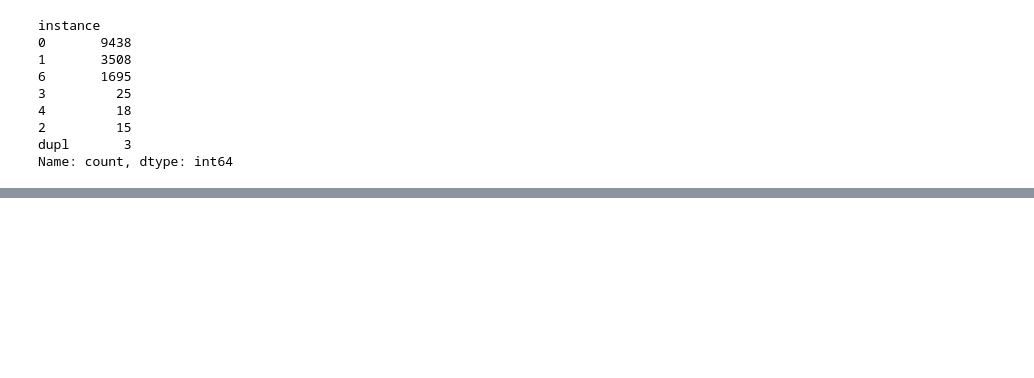
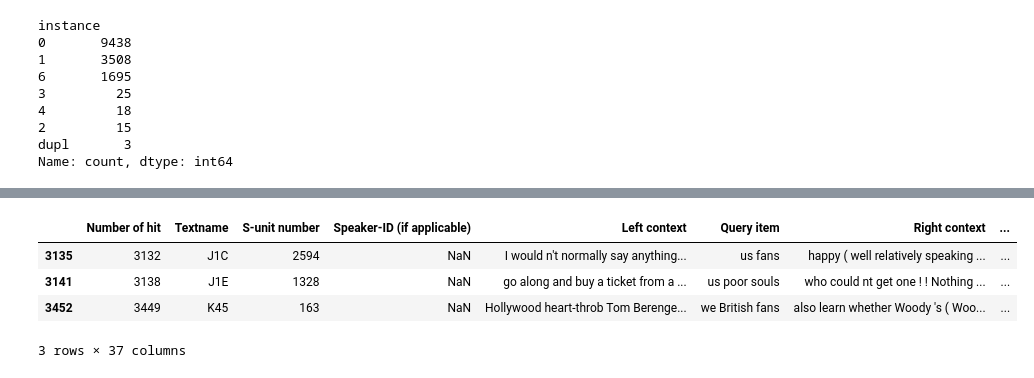
Before and after one commit to gfkpth/bert-apc-trainer, a Jupyter notebook: src/EDA.ipynb, the cells around one changed output, grey strips where cells are left out. Cells and saved outputs as stored; diff of their text form; code cells hidden in the pictures; blank space fills up the shorter version.

```diff
--- a/src/EDA.ipynb
+++ b/src/EDA.ipynb
@@ -372,0 +397,8 @@ Name: count, dtype: int64
+# %%
+bnc_df.loc[bnc_df.instance == "dupl"].head()
+# %% [output]
+|  | Number of hit | Textname | S-unit number | Speaker-ID (if applicable) | Left context | Query item | Right context | ... |
+| 3135 | 3132 | J1C | 2594 | NaN | I would n't normally say anything... | us fans | happy ( well relatively speaking ... | ... |
+| 3141 | 3138 | J1E | 1328 | NaN | go along and buy a ticket from a ... | us poor souls | who could nt get one ! ! Nothing ... | ... |
+| 3452 | 3449 | K45 | 163 | NaN | Hollywood heart-throb Tom Berenge... | we British fans | also learn whether Woody 's ( Woo... | ... |
+3 rows × 37 columns
```
Also changed, not shown: parts of 22 cells of this notebook.
